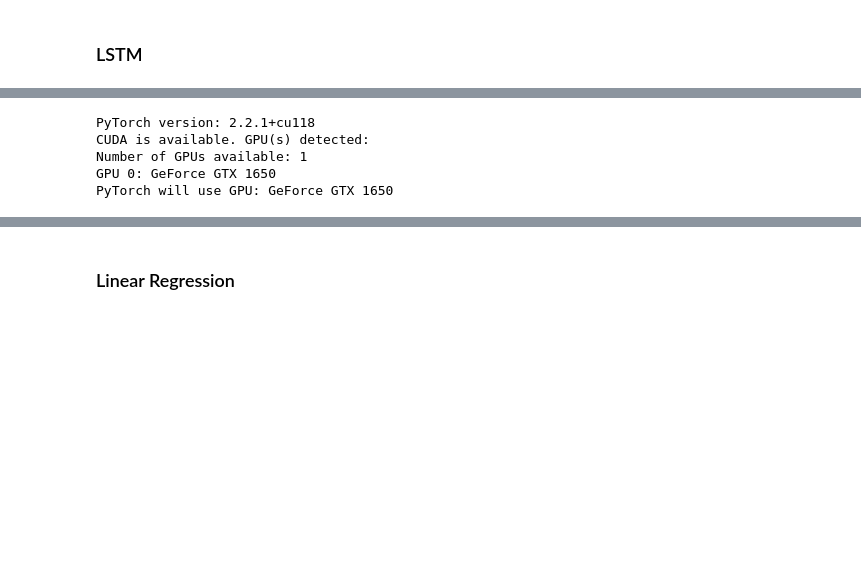
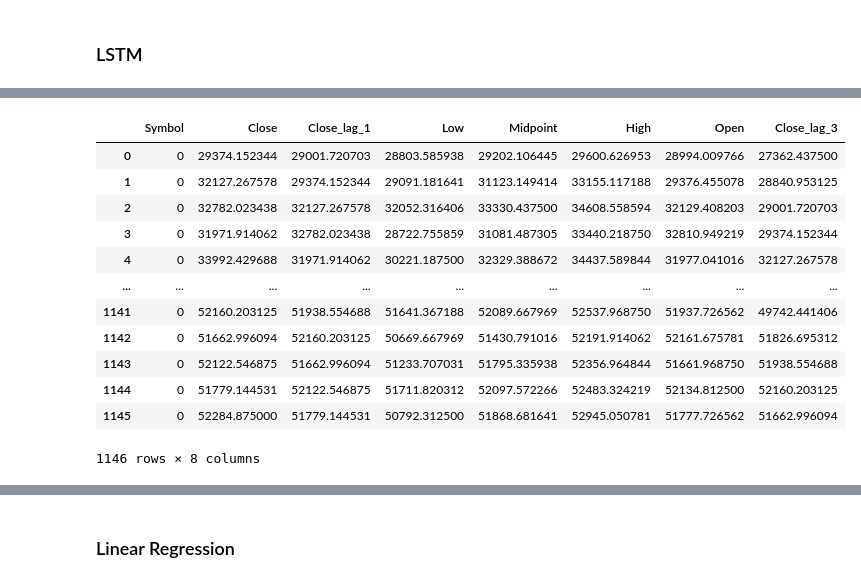
Before and after one commit to EthanFalcao/WPI-IA-Portfolio-Optimization-and-Risk-Analysis, a Jupyter notebook: 5. Predictive Modeling(ML).ipynb, the cells around one changed output, grey strips where cells are left out. Saved outputs shown, nothing was run; the diff lists cells and outputs as text; code cells hidden in the pictures; blank space fills up the shorter version.

```diff
--- a/5. Predictive Modeling(ML).ipynb
+++ b/5. Predictive Modeling(ML).ipynb
@@ -516,21 +87,0 @@ KeyboardInterrupt:
-# %%
-import torch
-
-# Print PyTorch version
-print(f"PyTorch version: {torch.__version__}")
-
-# Check for CUDA (GPU support)
-if torch.cuda.is_available():
-    print("CUDA is available. GPU(s) detected:")
-    print(f"Number of GPUs available: {torch.cuda.device_count()}")
-    for i in range(torch.cuda.device_count()):
-        print(f"GPU {i}: {torch.cuda.get_device_name(i)}")
-    print("PyTorch will use GPU:", torch.cuda.get_device_name(0))
-else:
-    print("CUDA is not available. PyTorch will run on CPU.")
-# %% [output]
-PyTorch version: 2.2.1+cu118
-CUDA is available. GPU(s) detected:
-Number of GPUs available: 1
-GPU 0: GeForce GTX 1650
-PyTorch will use GPU: GeForce GTX 1650
@@ -552,0 +88,16 @@ trainPredictPlot[look_back : len(train_predict)+look_back,:] = train_predict
+# %%
+df
+# %% [output]
+|  | Symbol | Close | Close_lag_1 | Low | Midpoint | High | Open | Close_lag_3 |
+| 0 | 0 | 29374.152344 | 29001.720703 | 28803.585938 | 29202.106445 | 29600.626953 | 28994.009766 | 27362.437500 |
+| 1 | 0 | 32127.267578 | 29374.152344 | 29091.181641 | 31123.149414 | 33155.117188 | 29376.455078 | 28840.953125 |
+| 2 | 0 | 32782.023438 | 32127.267578 | 32052.316406 | 33330.437500 | 34608.558594 | 32129.408203 | 29001.720703 |
+| 3 | 0 | 31971.914062 | 32782.023438 | 28722.755859 | 31081.487305 | 33440.218750 | 32810.949219 | 29374.152344 |
+| 4 | 0 | 33992.429688 | 31971.914062 | 30221.187500 | 32329.388672 | 34437.589844 | 31977.041016 | 32127.267578 |
+| ... | ... | ... | ... | ... | ... | ... | ... | ... |
+| 1141 | 0 | 52160.203125 | 51938.554688 | 51641.367188 | 52089.667969 | 52537.968750 | 51937.726562 | 49742.441406 |
+| 1142 | 0 | 51662.996094 | 52160.203125 | 50669.667969 | 51430.791016 | 52191.914062 | 52161.675781 | 51826.695312 |
+| 1143 | 0 | 52122.546875 | 51662.996094 | 51233.707031 | 51795.335938 | 52356.964844 | 51661.968750 | 51938.554688 |
+| 1144 | 0 | 51779.144531 | 52122.546875 | 51711.820312 | 52097.572266 | 52483.324219 | 52134.812500 | 52160.203125 |
+| 1145 | 0 | 52284.875000 | 51779.144531 | 50792.312500 | 51868.681641 | 52945.050781 | 51777.726562 | 51662.996094 |
+1146 rows × 8 columns
```
Also changed, not shown: parts of 44 cells of this notebook.
